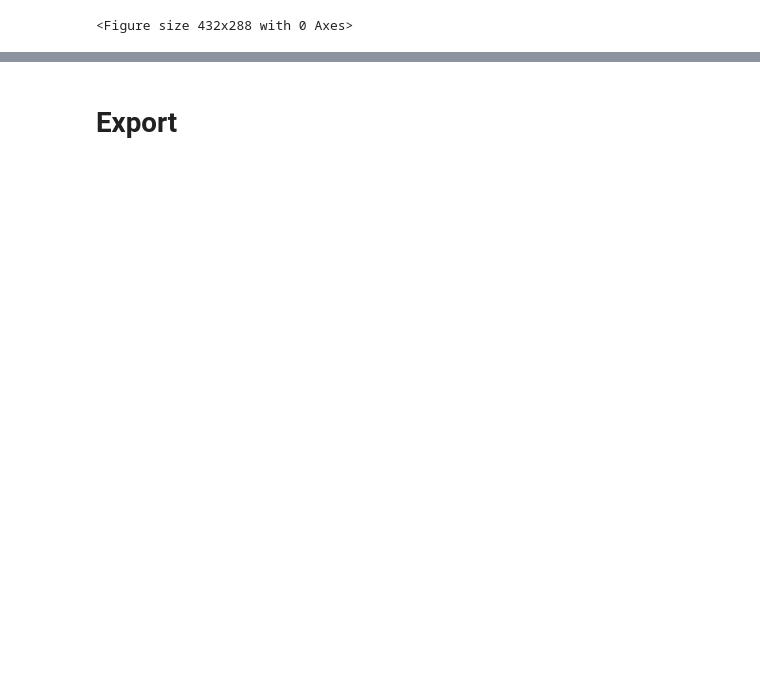
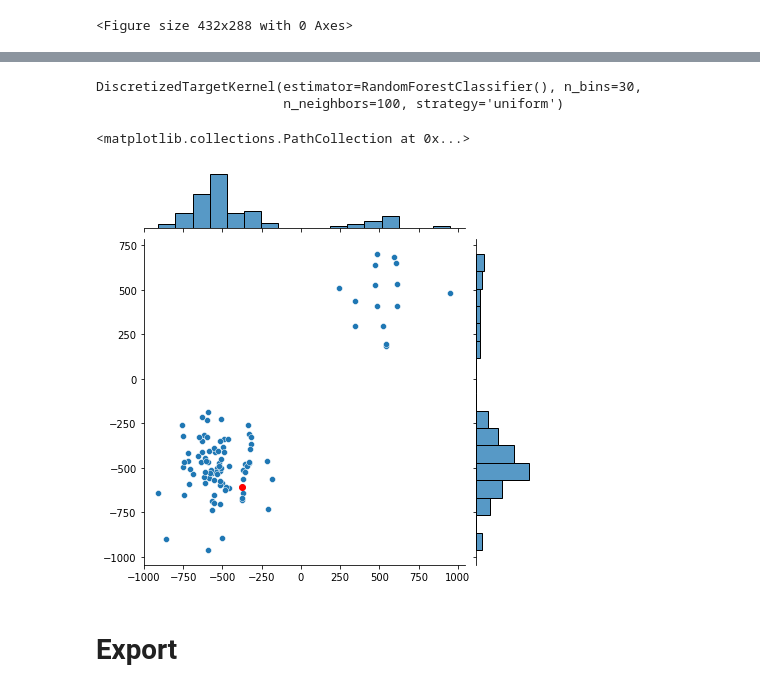
Before and after one commit to AlanGanem/heartwood, a Jupyter notebook: notebooks_dev/kernel.ipynb, the cells around one changed output, grey strips where cells are left out. Cells and saved outputs as stored; diff of their text form; code cells hidden in the pictures; blank space fills up the shorter version.

```diff
--- a/notebooks_dev/kernel.ipynb
+++ b/notebooks_dev/kernel.ipynb
@@ -312,6 +120,0 @@ alpha2 = 0.9
-# %%
-kernel1 = SparseForestKernel(RandomForestClassifier(100,min_samples_leaf = 10, random_state = 42, n_jobs = -1), embedding_space = es1)
-kernel2 = SparseForestKernel(RandomForestClassifier(100,random_state = 42, min_samples_leaf = 10, n_jobs = -1), embedding_space = es2)
-
-kernel1.fit(X, y)
-kernel2.fit(X, y)
@@ -371,0 +371,4 @@ decision, ptr = RandomTreesEmbedding().fit(X).decision_path(X)
+# %%
+from sklearn.ensemble import GradientBoostingClassifier,RandomForestClassifier
+fkernel = JaccardForestKernel(GradientBoostingClassifier())
+fkernel.fit(X, y, save_values = y)
@@ -603,14 +700,3 @@ class BOWKernel(MLPKernel):
     Generates supervised embeddings (context specific embeddings)
     '''
     pass
-# %%
-from sklearn.linear_model import LinearRegression, LogisticRegression
-from sklearn.pipeline import make_pipeline
-from sklearn.neural_network import MLPClassifier
-
-kernel_lin = CategoricalLinearKernel(LogisticRegression(), encode = True)
-kernel_mlp = MLPKernel(MLPClassifier((10,),))
-kernel_lin.fit(X,y_class)
-kernel_mlp.fit(X,y_class)
-
-kernel_lin.transform(X).shape, kernel_mlp.transform(X).shape
@@ -617,3 +771,21 @@ kernel_lin.transform(X).shape, kernel_mlp.transform(X).shape
+# %%
+from sklearn.ensemble import RandomForestClassifier
+X, y = make_bimodal_assymetric_regression(10_000)
+
+discrete_kernel = DiscretizedTargetKernel(RandomForestClassifier(), n_bins = 30, n_neighbors = 100,  strategy = 'uniform')
+
+discrete_kernel.fit(X, y, save_values = y)
+# %% [output]
+DiscretizedTargetKernel(estimator=RandomForestClassifier(), n_bins=30,
+                        n_neighbors=100, strategy='uniform')
+# %%
+idx = np.random.choice(len(X))
+
+plot = sns.jointplot(*discrete_kernel.query(X[idx:idx+1])[0][0].T)
+plot.ax_joint.scatter(*y[idx], color = 'r')
+# %% [output]
+<matplotlib.collections.PathCollection at 0x...>
+[figure, added]
 # %% [markdown]
 # Export
 # %%
```
Also changed, not shown: parts of 29 cells of this notebook, 21 other files.
